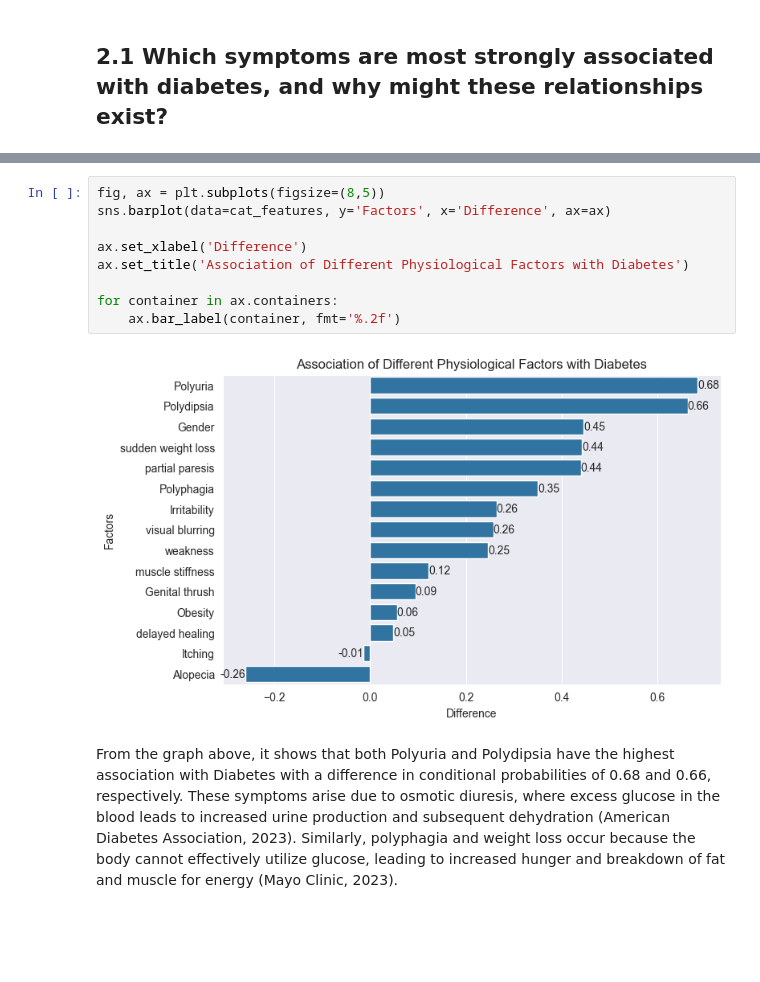
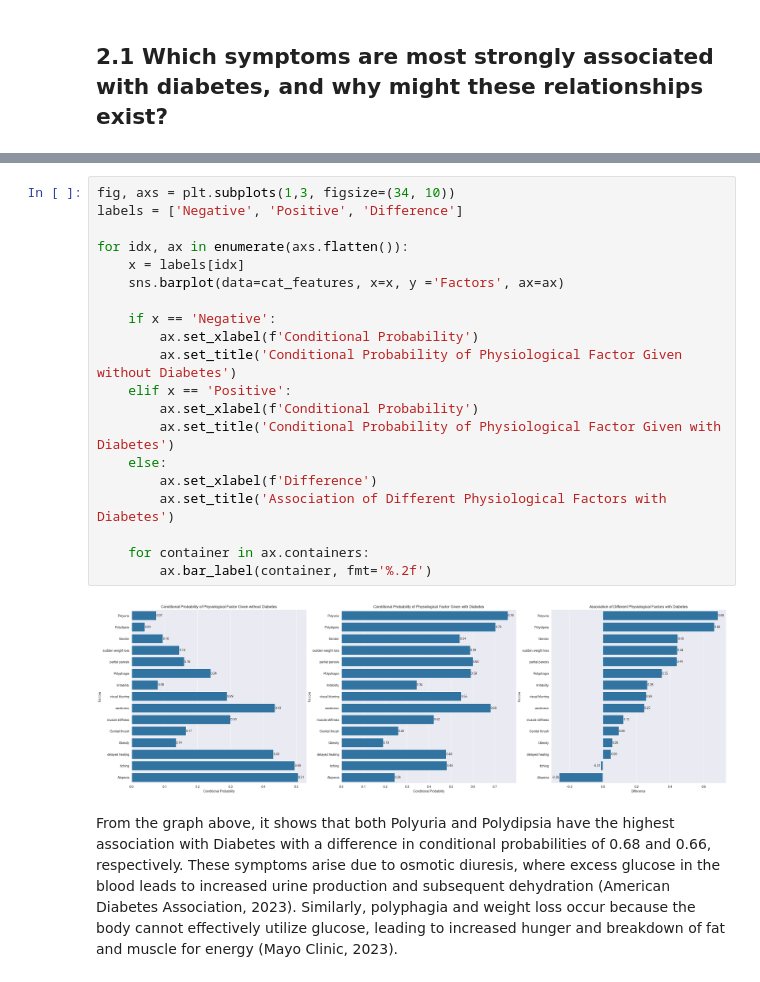
Before and after one commit to oo-Kwago-oo/diabetes-analysis-blog, a Jupyter notebook: analysis/final_analysis.ipynb, the cells around one changed output, grey strips where cells are left out. Saved outputs shown, nothing was run; the diff lists cells and outputs as text; blank space fills up the shorter version.

```diff
--- a/analysis/final_analysis.ipynb
+++ b/analysis/final_analysis.ipynb
@@ -135,14 +104,25 @@ cat_features
-# %%
-fig, ax = plt.subplots(figsize=(8,5))
-sns.barplot(data=cat_features, y='Factors', x='Difference', ax=ax)
-
-ax.set_xlabel('Difference')
-ax.set_title('Association of Different Physiological Factors with Diabetes')
-
-for container in ax.containers:
-    ax.bar_label(container, fmt='%.2f')
-# %% [output]
-[figure, removed]
+# %%
+fig, axs = plt.subplots(1,3, figsize=(34, 10))
+labels = ['Negative', 'Positive', 'Difference']
+
+for idx, ax in enumerate(axs.flatten()):
+    x = labels[idx]
+    sns.barplot(data=cat_features, x=x, y ='Factors', ax=ax)
+
+    if x == 'Negative':
+        ax.set_xlabel(f'Conditional Probability')
+        ax.set_title('Conditional Probability of Physiological Factor Given without Diabetes')
+    elif x == 'Positive':
+        ax.set_xlabel(f'Conditional Probability')
+        ax.set_title('Conditional Probability of Physiological Factor Given with Diabetes')
+    else:
+        ax.set_xlabel(f'Difference')
+        ax.set_title('Association of Different Physiological Factors with Diabetes')
+
+    for container in ax.containers:
+        ax.bar_label(container, fmt='%.2f')
+# %% [output]
+[figure, added]
 # %% [markdown]
 From the graph above, it shows that both Polyuria and Polydipsia have the highest association with Diabetes with a difference in conditional probabilities of 0.68 and 0.66, respectively. These symptoms arise due to osmotic diuresis, where excess glucose in the blood leads to increased urine production and subsequent dehydration (American Diabetes Association, 2023). Similarly, polyphagia and weight loss occur because the body cannot effectively utilize glucose, leading to increased hunger and breakdown of fat and muscle for energy (Mayo Clinic, 2023).
 # %% [markdown]
```
Also changed, not shown: parts of 16 cells of this notebook, 1 other file.
